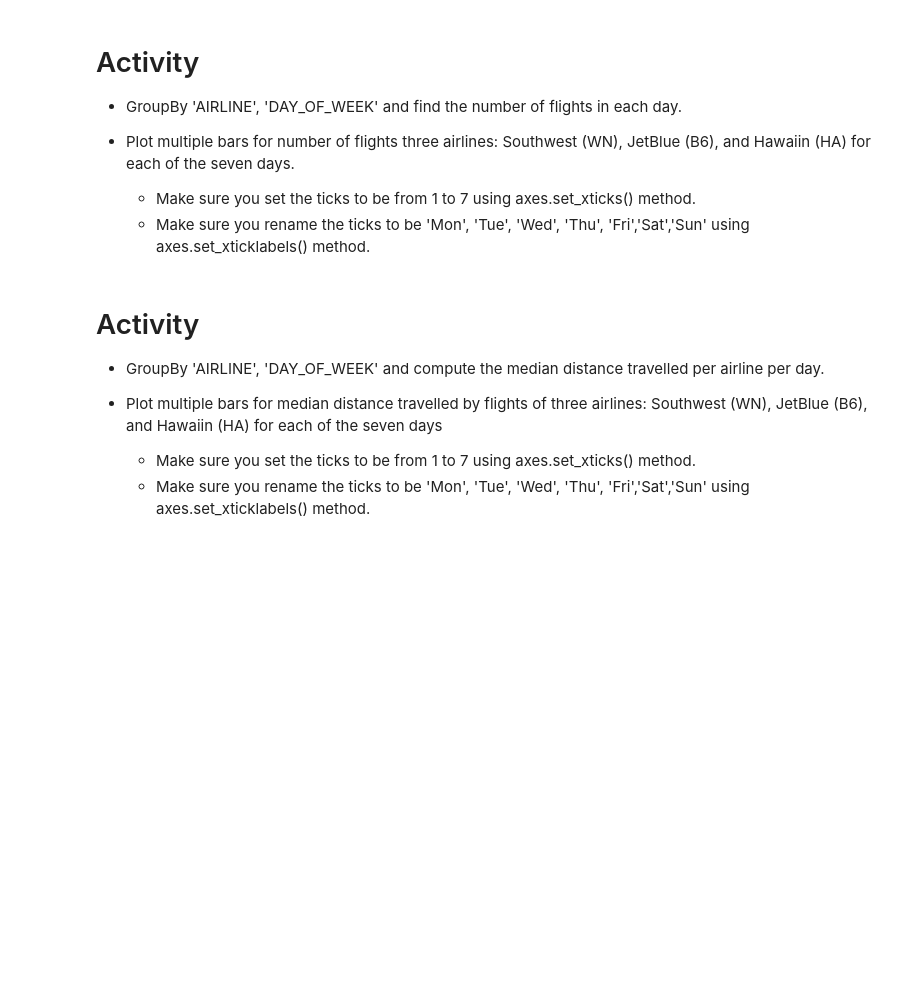
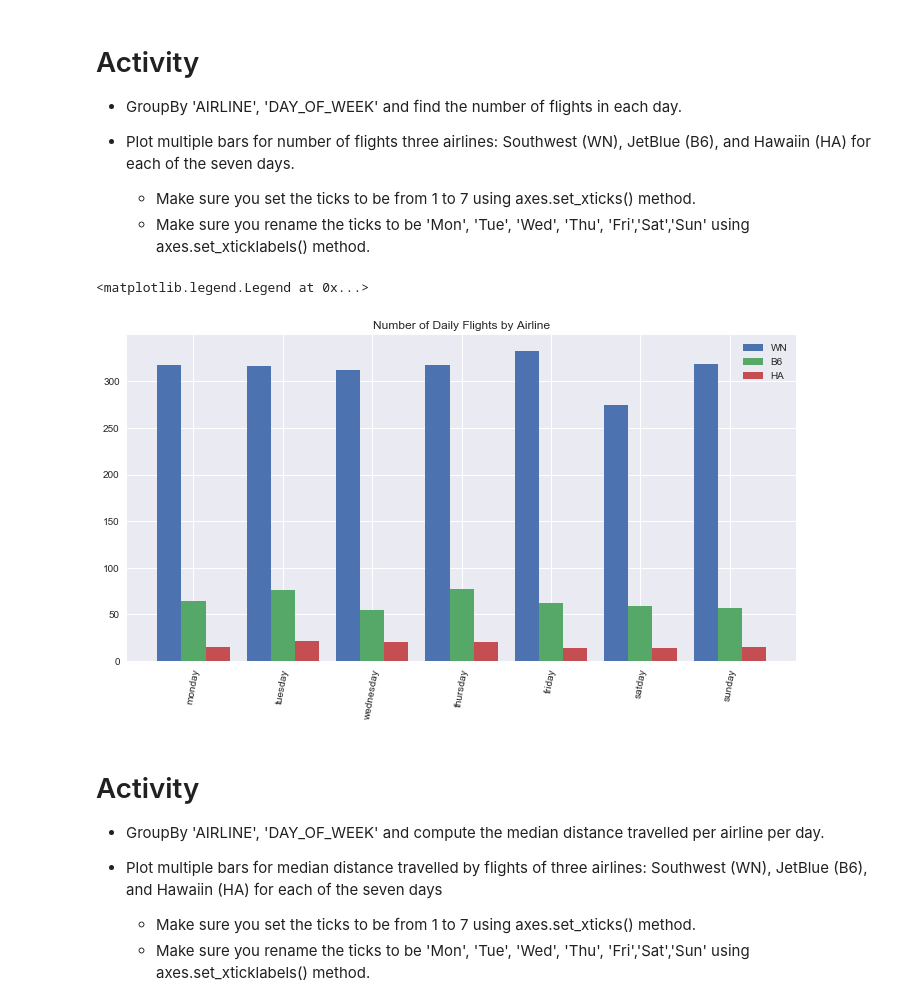
Before and after one commit to jarp/SP22-ITAO, a Jupyter notebook: Class_21_Bar_Charts_and_Advanced_Visualization.ipynb, the cells around one changed output. Saved outputs shown, nothing was run; the diff lists cells and outputs as text; code cells hidden in the pictures; blank space fills up the shorter version.

```diff
--- a/Class_21_Bar_Charts_and_Advanced_Visualization.ipynb
+++ b/Class_21_Bar_Charts_and_Advanced_Visualization.ipynb
@@ -112,3 +167,27 @@ days = ['monday', 'tuesday', 'wednesday', 'thursday', 'friday', 'satday', 'sunda
+# %%
+number_of_flights_by_airline_and_day = flights.groupby(['AIRLINE', 'DAY_OF_WEEK']).size()
+# %%
+# you can use this array for tick labels:
+days = ['monday', 'tuesday', 'wednesday', 'thursday', 'friday', 'satday', 'sunday']
+
+fig,ax = plt.subplots(figsize=(12,6))
+width = .27
+ax.bar(number_of_flights_by_airline_and_day.loc['WN'].index - width, number_of_flights_by_airline_and_day.loc['WN'],
+           width=width, label="WN")
+
+ax.bar(number_of_flights_by_airline_and_day.loc['B6'].index, number_of_flights_by_airline_and_day.loc['B6'],
+          width=width, label="B6")
+
+ax.bar(number_of_flights_by_airline_and_day.loc['HA'].index + width, number_of_flights_by_airline_and_day.loc['HA'],
+           width=width, label="HA")
+ax.set_xticks(range(1,8))
+ax.set_xticklabels(days, rotation="80")
+
+ax.set_title(label="Number of Daily Flights by Airline")
+ax.legend()
+# %% [output]
+<matplotlib.legend.Legend at 0x...>
+[figure, added]
 # %% [markdown]
 # Activity
 
```
Also changed, not shown: parts of 16 cells of this notebook, 5 other files.
